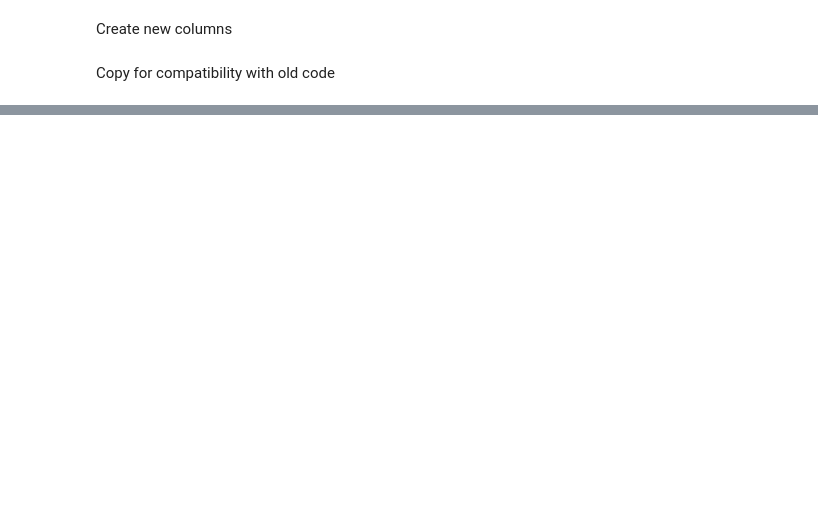
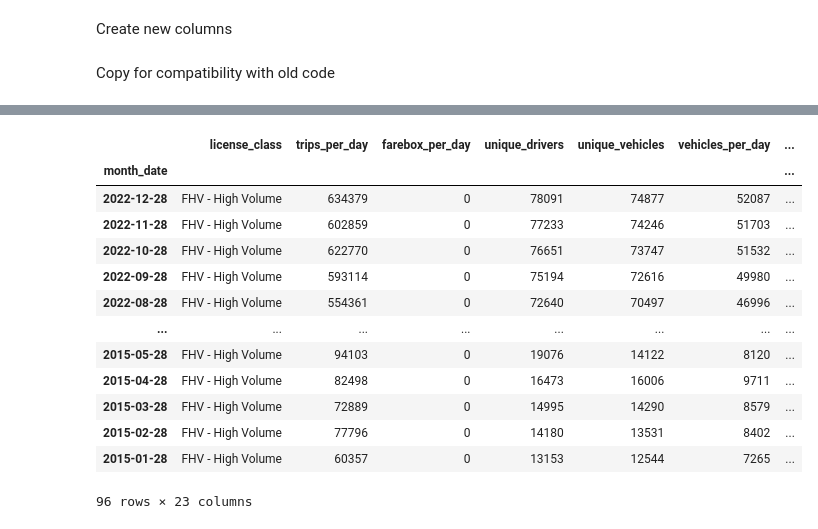
Before and after one commit to francomyburg/Proyecto_grupal_DS, a Jupyter notebook: luciano/ETL.ipynb, the cells around one changed output, grey strips where cells are left out. Drawn from its saved outputs; the diff is of its cells as text; code cells hidden in the pictures; blank space fills up the shorter version.

```diff
--- a/luciano/ETL.ipynb
+++ b/luciano/ETL.ipynb
@@ -511,0 +596,22 @@ industry_metrics.to_csv('df.csv')
+# %%
+# Filtrar las filas donde la columna 'license_class' es igual a 'FHV - High Volume'
+FHVHV = industry_metrics[industry_metrics['license_class'] == 'FHV - High Volume'].copy()
+FHVHV = FHVHV.set_index('month_date')
+FHVHV.to_csv('FHVHV.csv')
+FHVHV = pd.read_csv('FHVHV.csv',index_col=['month_date'])
+FHVHV
+# %% [output]
+|  | license_class | trips_per_day | farebox_per_day | unique_drivers | unique_vehicles | vehicles_per_day | ... |
+| month_date |  |  |  |  |  |  | ... |
+| 2022-12-28 | FHV - High Volume | 634379 | 0 | 78091 | 74877 | 52087 | ... |
+| 2022-11-28 | FHV - High Volume | 602859 | 0 | 77233 | 74246 | 51703 | ... |
+| 2022-10-28 | FHV - High Volume | 622770 | 0 | 76651 | 73747 | 51532 | ... |
+| 2022-09-28 | FHV - High Volume | 593114 | 0 | 75194 | 72616 | 49980 | ... |
+| 2022-08-28 | FHV - High Volume | 554361 | 0 | 72640 | 70497 | 46996 | ... |
+| ... | ... | ... | ... | ... | ... | ... | ... |
+| 2015-05-28 | FHV - High Volume | 94103 | 0 | 19076 | 14122 | 8120 | ... |
+| 2015-04-28 | FHV - High Volume | 82498 | 0 | 16473 | 16006 | 9711 | ... |
+| 2015-03-28 | FHV - High Volume | 72889 | 0 | 14995 | 14290 | 8579 | ... |
+| 2015-02-28 | FHV - High Volume | 77796 | 0 | 14180 | 13531 | 8402 | ... |
+| 2015-01-28 | FHV - High Volume | 60357 | 0 | 13153 | 12544 | 7265 | ... |
+96 rows × 23 columns
```
Also changed, not shown: parts of 21 cells of this notebook, 4 other files.
